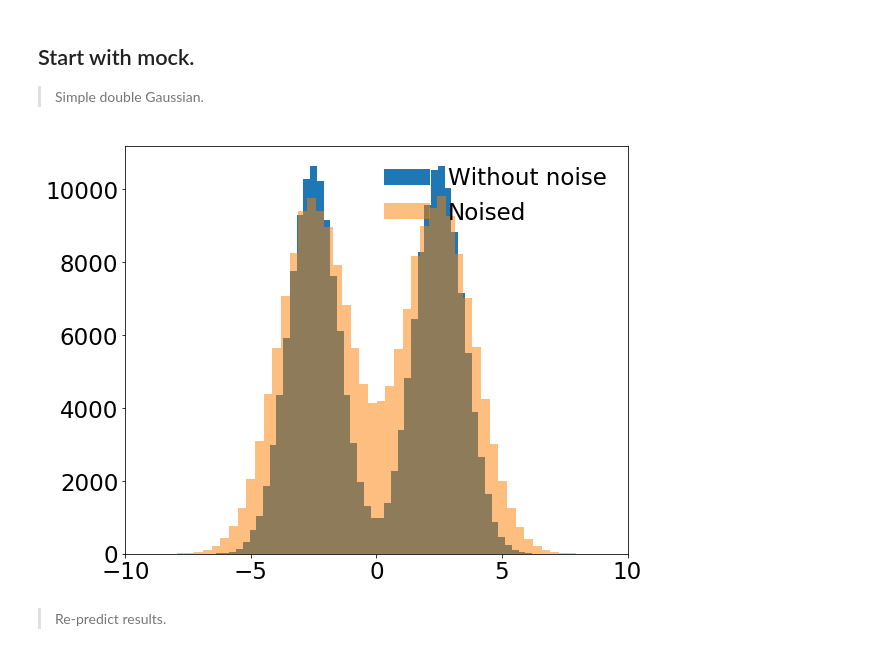
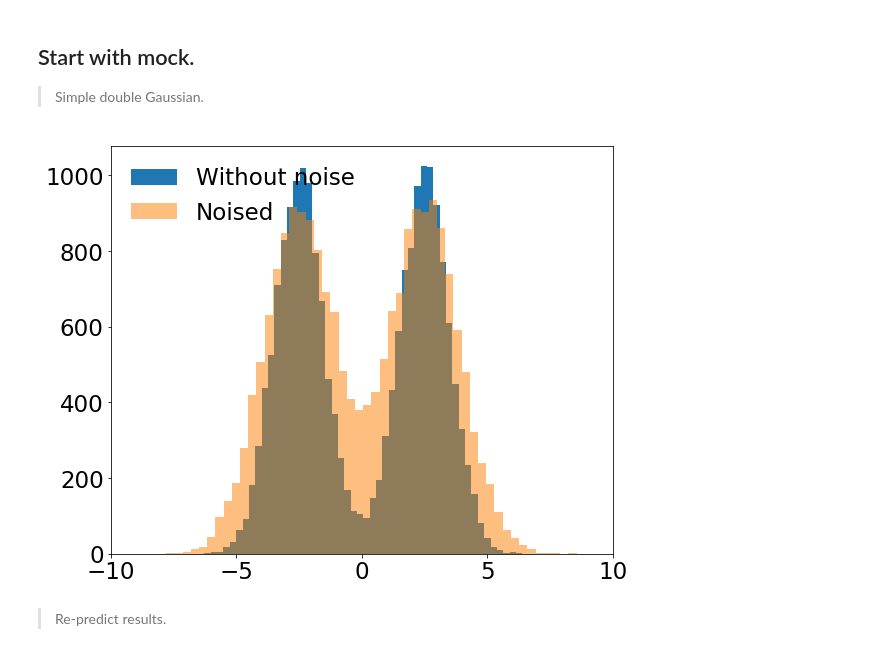
Before and after one commit to astrogilda/LSTM, a Jupyter notebook: RealNVP_Deconvolution.ipynb, the cells around one changed output. Saved outputs shown, nothing was run; the diff lists cells and outputs as text; code cells hidden in the pictures.

```diff
--- a/RealNVP_Deconvolution.ipynb
+++ b/RealNVP_Deconvolution.ipynb
@@ -58,41 +58,41 @@ rcParams['font.weight'] = 300
 # %%
 # number of dimensions
 dim_in = 5
-sample_size = 1e5
+sample_size = 1e4
 
 # make double Gaussian
 z1 = np.random.multivariate_normal(np.zeros(dim_in), np.eye(dim_in), int(sample_size)) + 2.5
 z2 = np.random.multivariate_normal(np.zeros(dim_in), np.eye(dim_in), int(sample_size)) - 2.5
 
 # combine sample
 age = np.vstack([z1,z2])
 
 #------------------------------------------------------------------------------------------------
 # randomize
 ind_shuffle = np.arange(age.shape[0])
 age = age[ind_shuffle]
 
 # add noise
 age_noised = np.copy(age)
 age_noised += np.random.normal(size=age.shape)
 
 # renormalized
 #mu_age = np.mean(age, axis=0)
 #std_age = np.std(age, axis=0)
 #age = (age-mu_age)/std_age
 #age_noised = (age_noised-mu_age)/std_age
 
 #------------------------------------------------------------------------------------------------
 # plot the histogram
 plt.hist(age[:,0],bins=50, label="Without noise");
 plt.hist(age_noised[:,0],bins=50, alpha=0.5, label="Noised");
 plt.legend(frameon=False)
 plt.xlim([-10,10])
 
 # save training set
 np.savez("../mock_gaussians.npz", age=age, age_noised=age_noised)
 # %% [output]
-[figure, old version]
+[figure, new version]
 # %% [markdown]
 > Re-predict results.
 # %%
```
Also changed, not shown: parts of 1 cell of this notebook.
